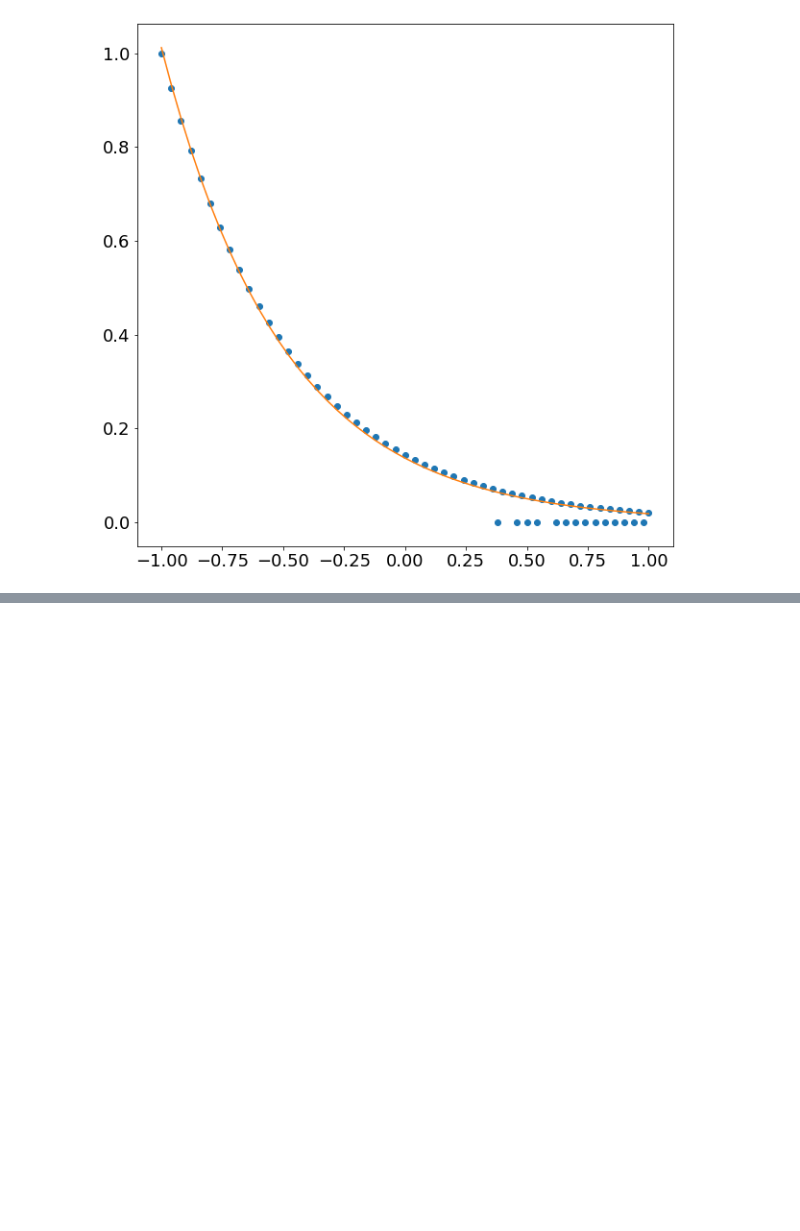
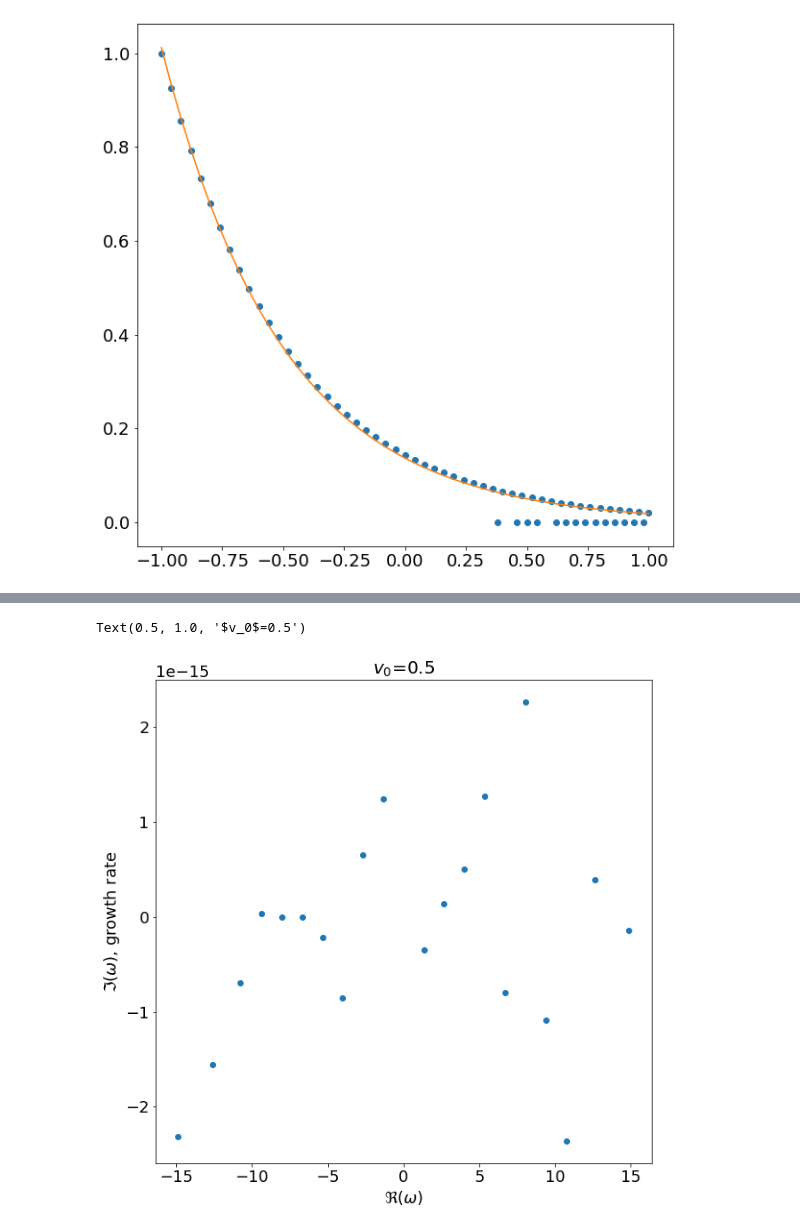
Before and after one commit to HuntFeng/magnetic-nozzle-spectral-instability, a Jupyter notebook: finite-element-eig-problem.ipynb, the cells around one changed output, grey strips where cells are left out. Drawn from its saved outputs; the diff is of its cells as text; code cells hidden in the pictures; blank space fills up the shorter version.

```diff
--- a/finite-element-eig-problem.ipynb
+++ b/finite-element-eig-problem.ipynb
@@ -197,0 +204,31 @@ print(params)
+# %%
+v0 = 0.5
+
+N = 10
+A0 = np.zeros((N,N),dtype=complex)
+A1 = np.zeros((N,N),dtype=complex)
+A2 = np.zeros((N,N),dtype=complex)
+
+for i in range(1,N+1):
+    for j in range(1,N+1):
+        if i==j:
+            A0[i-1,j-1] = -(1-v0**2)*(i*np.pi/2)**2
+            A2[i-1,j-1] = 1
+
+        if (i-j)%2 != 0:
+            A1[i-1,j-1] = 2j*v0 * (2*i*j/(np.pi*(i**2-j**2)))
+
+C,omega = polyeig(A0,A1,A2)
+# %%
+# phase space
+plt.figure()
+selection = (np.abs(np.real(omega))<100) & (np.abs(np.imag(omega))<1000)
+omega_ = omega#[selection]
+
+plt.plot(np.real(omega_), np.imag(omega_), 'o')
+plt.xlabel("$\Re(\omega)$")
+plt.ylabel("$\Im(\omega)$, growth rate")
+plt.title(f"$v_0$={v0}")
+# %% [output]
+Text(0.5, 1.0, '$v_0$=0.5')
+[figure, added]
```
Also changed, not shown: parts of 4 cells of this notebook, 4 other files.
